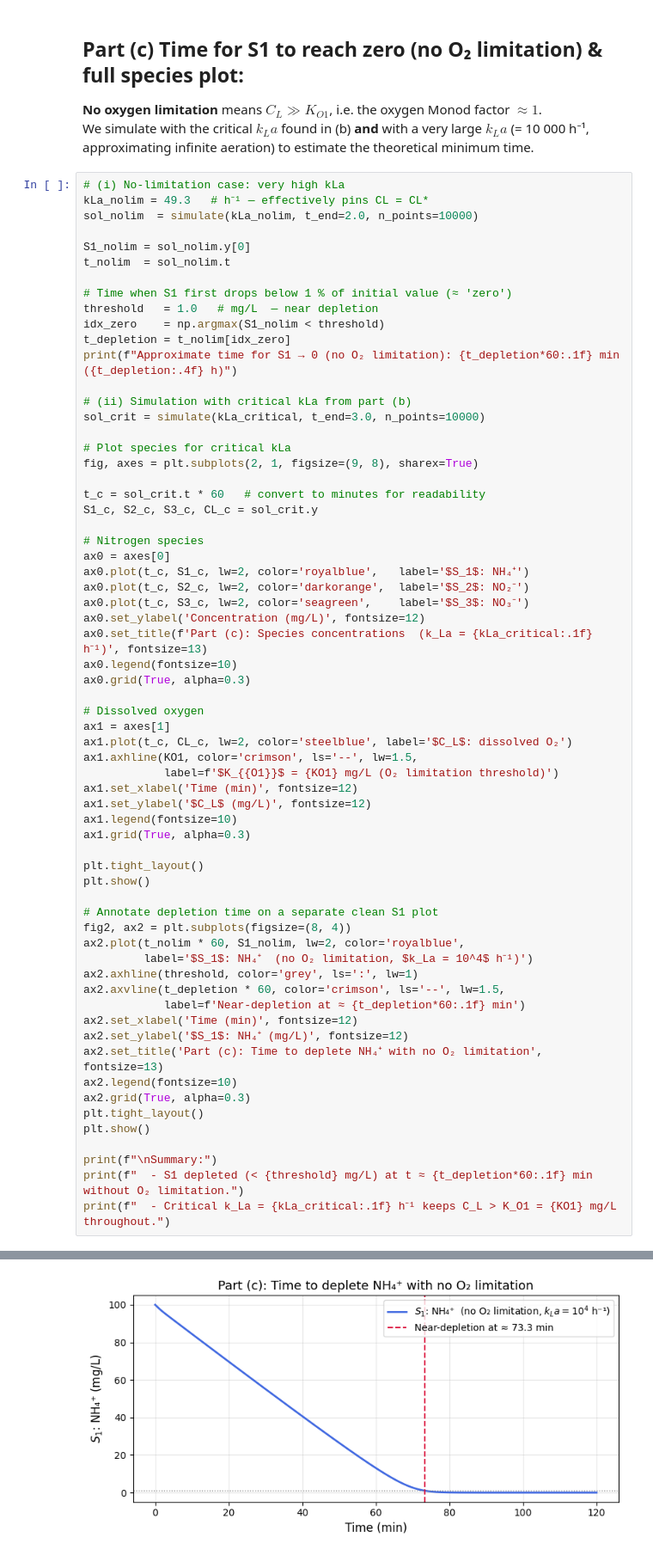
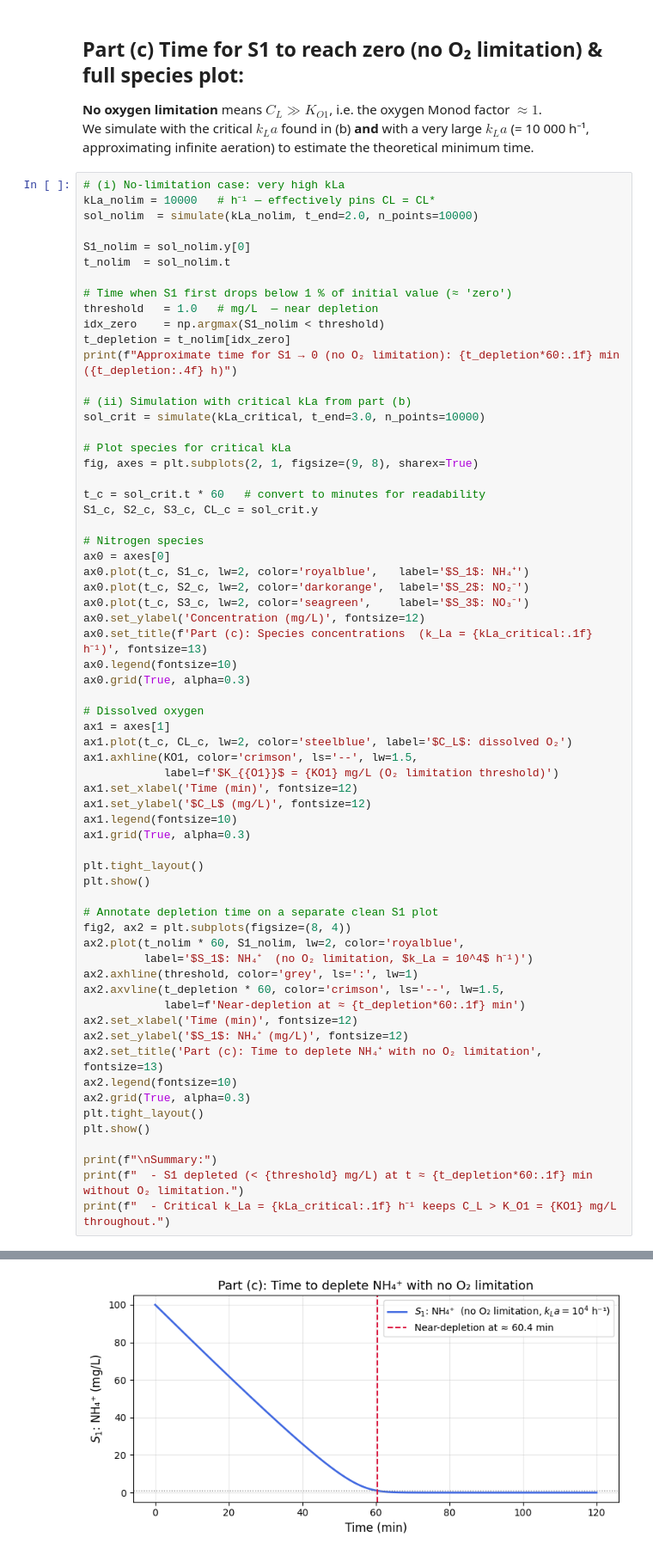
Before and after one commit to Noah-Paga/Bioreactor-mod-simulation, a Jupyter notebook: Project_5/Ex_3.ipynb, the cells around one changed output, grey strips where cells are left out. Shown at 86% size. Drawn from its saved outputs; the diff is of its cells as text.

```diff
--- a/Project_5/Ex_3.ipynb
+++ b/Project_5/Ex_3.ipynb
@@ -143,7 +147,7 @@ Conclusion: k_La ≥ 49.3 h⁻¹ keeps C_L above K_O1 throughout the process.
 We simulate with the critical $k_La$ found in (b) **and** with a very large $k_La$ (= 10 000 h⁻¹, approximating infinite aeration) to estimate the theoretical minimum time.
 # %%
 # (i) No-limitation case: very high kLa
-kLa_nolim = 49.3   # h⁻¹ — effectively pins CL = CL*
+kLa_nolim = 10000   # h⁻¹ — effectively pins CL = CL*
 sol_nolim  = simulate(kLa_nolim, t_end=2.0, n_points=10000)
 
 S1_nolim = sol_nolim.y[0]
@@ -210,3 +214,3 @@ Approximate time for S1 → 0 (no O₂ limitation): 73.3 min  (1.2223 h)
 [figure]
-[figure, old version]
+[figure, new version]
 Summary:
```
Also changed, not shown: parts of 3 cells of this notebook, 1 other file.
